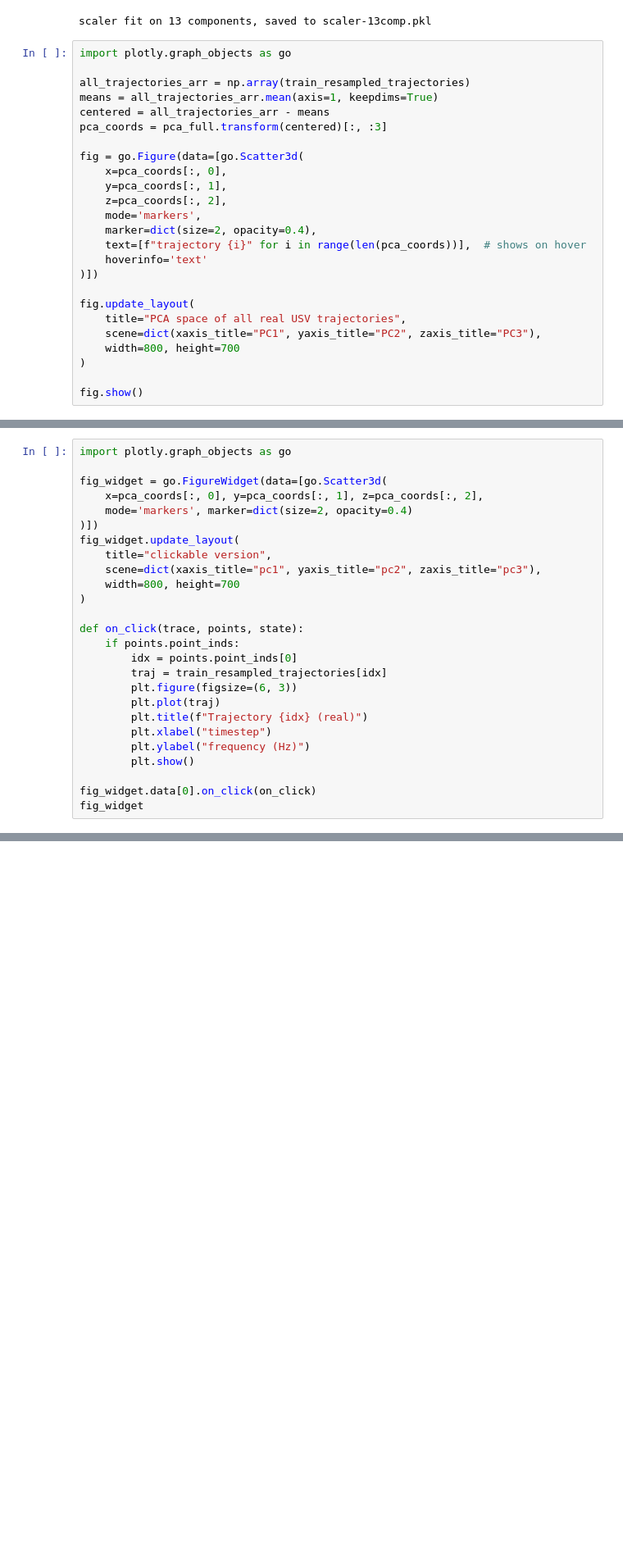
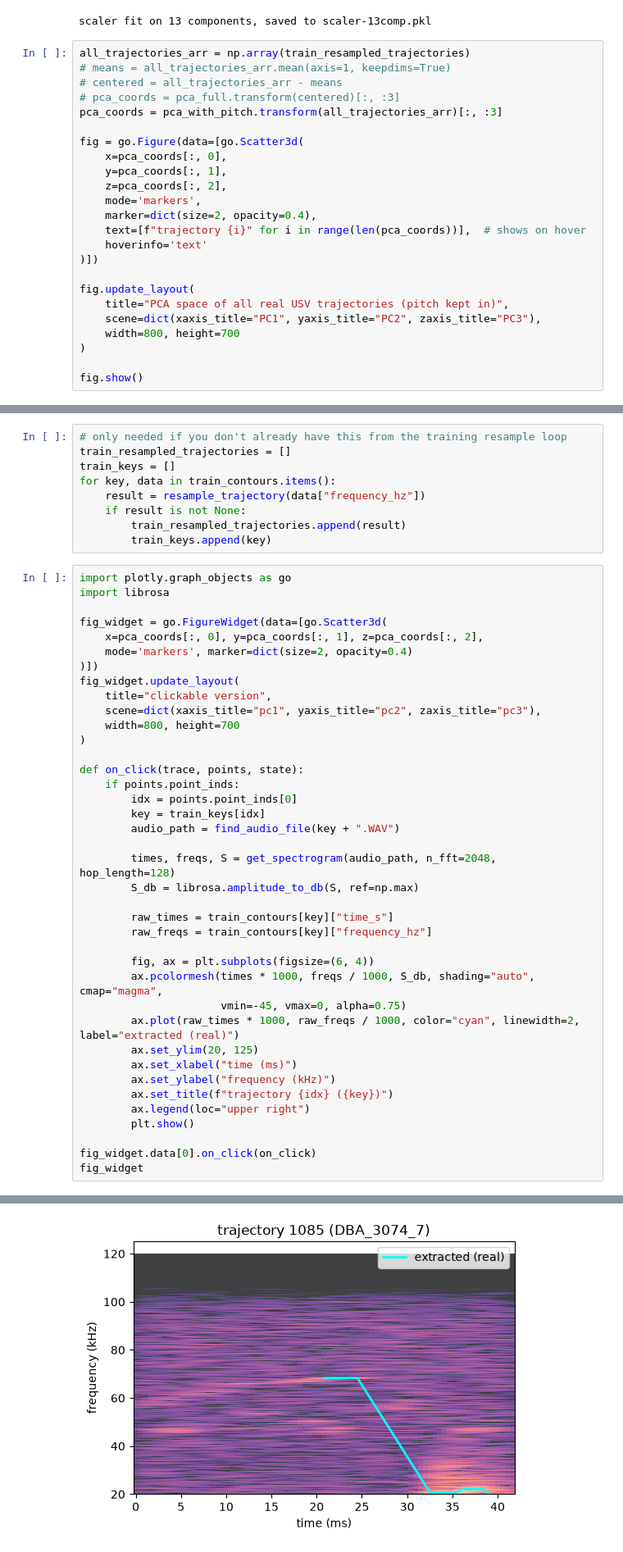
Before and after one commit to netra-khot/mouse-vocalization-2026, a Jupyter notebook: data_prep/pca.ipynb, the cells around one changed output, grey strips where cells are left out. Shown at 82% size. Drawn from its saved outputs; the diff is of its cells as text; blank space fills up the shorter version.

Commit message:
added real spectrograms behind extracted mft clickable 3d model

```diff
--- a/data_prep/pca.ipynb
+++ b/data_prep/pca.ipynb
@@ -191,12 +193,11 @@ saved train and test PCA vectors (pitch-included, scaled)
 # %% [output]
 scaler fit on 13 components, saved to scaler-13comp.pkl
 # %%
-import plotly.graph_objects as go
-
 all_trajectories_arr = np.array(train_resampled_trajectories)
-means = all_trajectories_arr.mean(axis=1, keepdims=True)
-centered = all_trajectories_arr - means
-pca_coords = pca_full.transform(centered)[:, :3]
+# means = all_trajectories_arr.mean(axis=1, keepdims=True)
+# centered = all_trajectories_arr - means
+# pca_coords = pca_full.transform(centered)[:, :3]
+pca_coords = pca_with_pitch.transform(all_trajectories_arr)[:, :3]
 
 fig = go.Figure(data=[go.Scatter3d(
     x=pca_coords[:, 0],
@@ -209,7 +210,7 @@ fig = go.Figure(data=[go.Scatter3d(
 )])
 
 fig.update_layout(
-    title="PCA space of all real USV trajectories",
+    title="PCA space of all real USV trajectories (pitch kept in)",
     scene=dict(xaxis_title="PC1", yaxis_title="PC2", zaxis_title="PC3"),
     width=800, height=700
 )
@@ -218,28 +221,51 @@ fig.show()
+# %%
+# only needed if you don't already have this from the training resample loop
+train_resampled_trajectories = []
+train_keys = []
+for key, data in train_contours.items():
+    result = resample_trajectory(data["frequency_hz"])
+    if result is not None:
+        train_resampled_trajectories.append(result)
+        train_keys.append(key)
 # %%
 import plotly.graph_objects as go
+import librosa
 
 fig_widget = go.FigureWidget(data=[go.Scatter3d(
     x=pca_coords[:, 0], y=pca_coords[:, 1], z=pca_coords[:, 2],
     mode='markers', marker=dict(size=2, opacity=0.4)
 )])
 fig_widget.update_layout(
     title="clickable version",
     scene=dict(xaxis_title="pc1", yaxis_title="pc2", zaxis_title="pc3"),
     width=800, height=700
 )
 
 def on_click(trace, points, state):
     if points.point_inds:
         idx = points.point_inds[0]
-        traj = train_resampled_trajectories[idx]
-        plt.figure(figsize=(6, 3))
-        plt.plot(traj)
-        plt.title(f"Trajectory {idx} (real)")
-        plt.xlabel("timestep")
-        plt.ylabel("frequency (Hz)")
+        key = train_keys[idx]
+        audio_path = find_audio_file(key + ".WAV")
+
+        times, freqs, S = get_spectrogram(audio_path, n_fft=2048, hop_length=128)
+        S_db = librosa.amplitude_to_db(S, ref=np.max)
+
+        raw_times = train_contours[key]["time_s"]
+        raw_freqs = train_contours[key]["frequency_hz"]
+
+        fig, ax = plt.subplots(figsize=(6, 4))
+        ax.pcolormesh(times * 1000, freqs / 1000, S_db, shading="auto", cmap="magma",
+                      vmin=-45, vmax=0, alpha=0.75)
+        ax.plot(raw_times * 1000, raw_freqs / 1000, color="cyan", linewidth=2, label="extracted (real)")
+        ax.set_ylim(20, 125)
+        ax.set_xlabel("time (ms)")
+        ax.set_ylabel("frequency (kHz)")
+        ax.set_title(f"trajectory {idx} ({key})")
+        ax.legend(loc="upper right")
         plt.show()
 
 fig_widget.data[0].on_click(on_click)
 fig_widget
 # %% [output]
 [interactive output not drawn]
+[figure, added]
```
Also changed, not shown: parts of 4 cells of this notebook, 1 other file.
